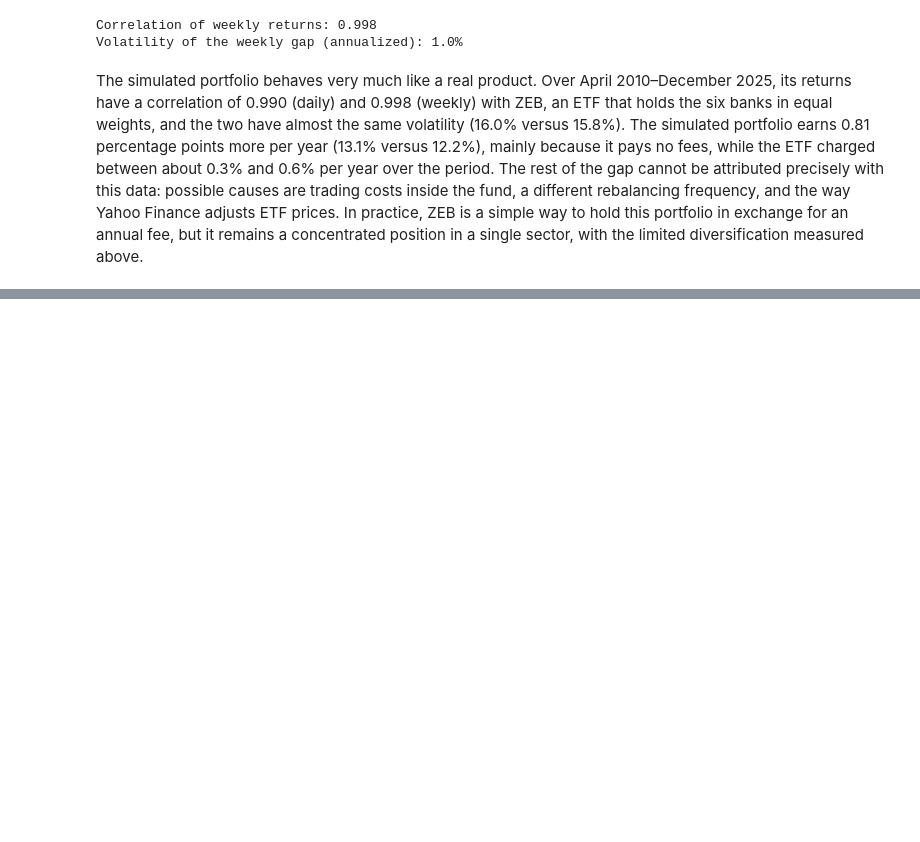
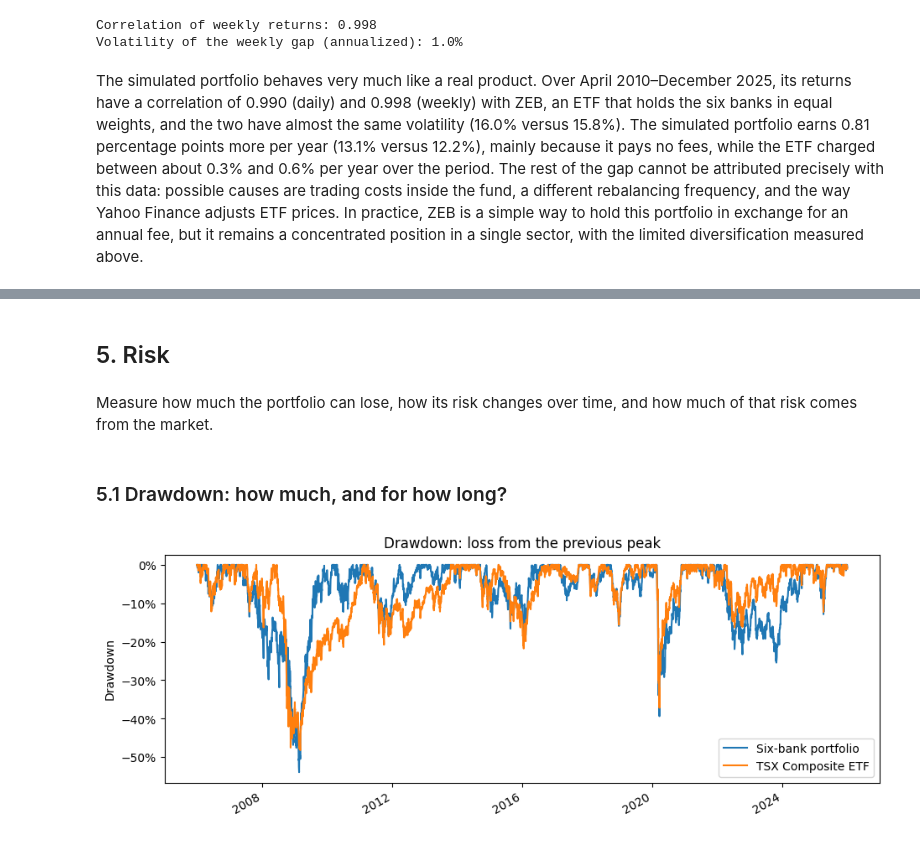
Before and after one commit to quentin-garcia-3b1724235/canadian-banks-portfolio-analysis, a Jupyter notebook: notebooks/canadian_banks_analysis.ipynb, the cells around one changed output, grey strips where cells are left out. Saved outputs shown, nothing was run; the diff lists cells and outputs as text; code cells hidden in the pictures; blank space fills up the shorter version.

```diff
--- a/notebooks/canadian_banks_analysis.ipynb
+++ b/notebooks/canadian_banks_analysis.ipynb
@@ -813,0 +933,23 @@ The simulated portfolio behaves very much like a real product. Over April 2010
+# %% [markdown]
+## 5. Risk
+# %% [markdown]
+Measure how much the portfolio can lose, how its risk changes over time, and how much of that risk comes from the market.
+# %% [markdown]
+### 5.1 Drawdown: how much, and for how long?
+# %%
+from matplotlib.ticker import PercentFormatter
+
+risk_returns = simple_returns.rename(columns=NAMES).copy()
+risk_returns.insert(0, "Six-bank portfolio", portfolios["Equal weight, rebalanced monthly"])
+
+wealth = (1 + risk_returns).cumprod()
+drawdown = wealth / wealth.cummax() - 1
+
+ax = drawdown[["Six-bank portfolio", "TSX Composite ETF"]].plot(figsize=(11, 4))
+ax.yaxis.set_major_formatter(PercentFormatter(1.0))
+ax.set_title("Drawdown: loss from the previous peak")
+ax.set_ylabel("Drawdown")
+ax.set_xlabel("")
+plt.show()
+# %% [output]
+[figure, added]
```
Also changed, not shown: parts of 12 cells of this notebook.
